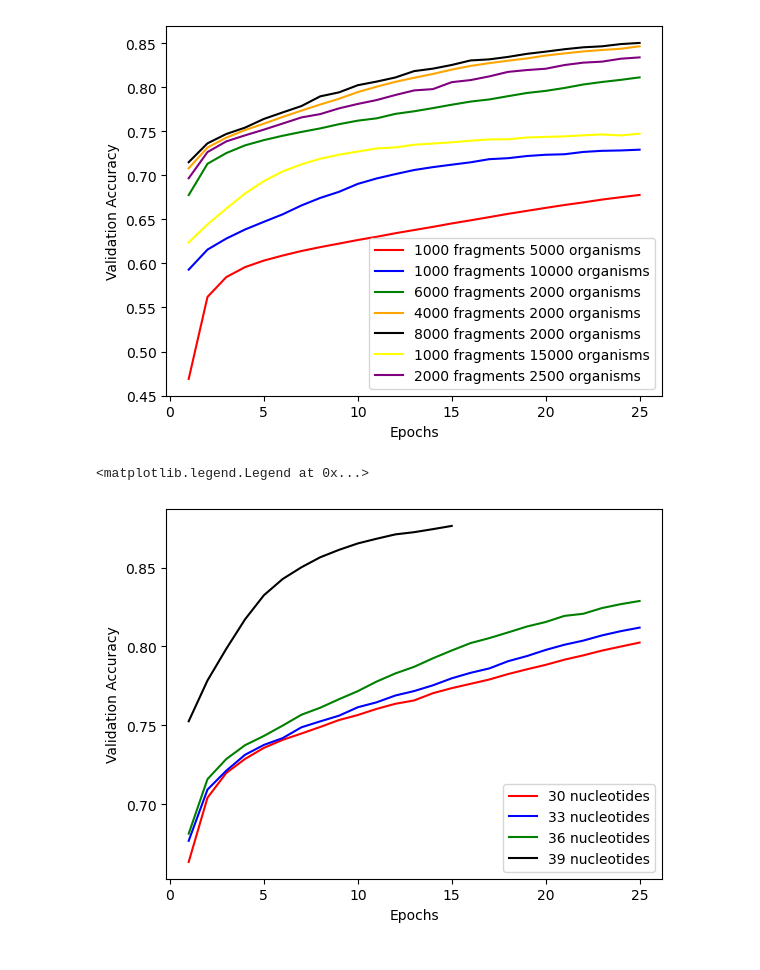
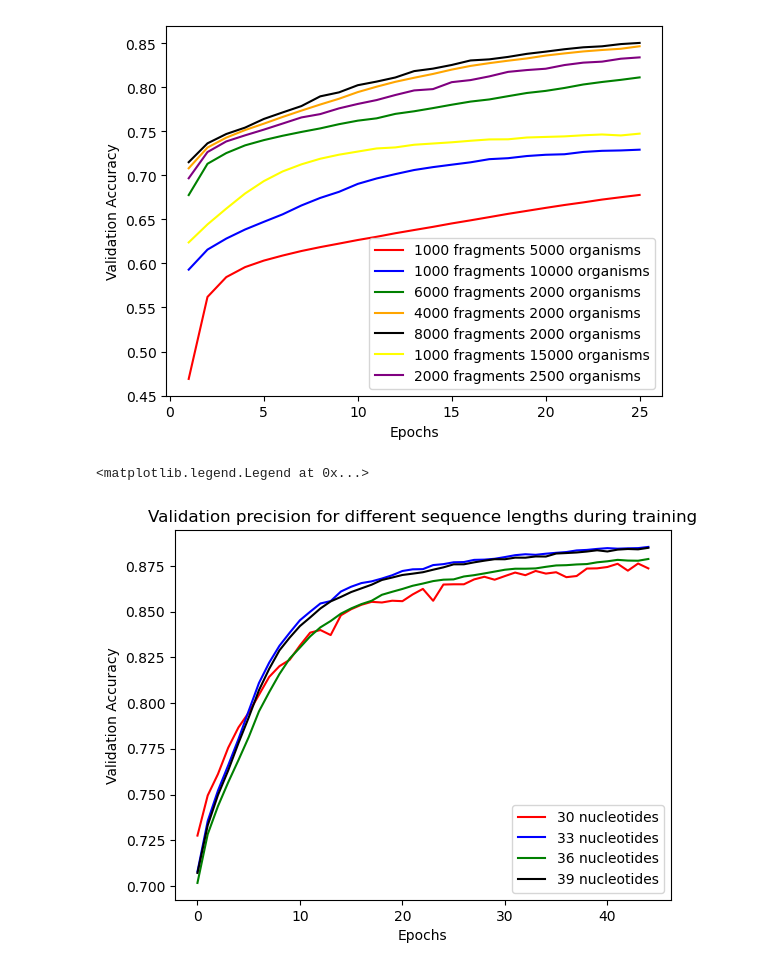
Before and after one commit to nilshof01/ORF_prediction, a Jupyter notebook: results_figures.ipynb, the cells around one changed output. Saved outputs shown, nothing was run; the diff lists cells and outputs as text; code cells hidden in the pictures.

```diff
--- a/results_figures.ipynb
+++ b/results_figures.ipynb
@@ -187,36 +187,23 @@ plt.legend()
 # %% [output]
 <matplotlib.legend.Legend at 0x...>
 [figure]
-# %%
-epochs39 = list(range(1, 16))
-nucleotides39 = [0.752641,
-0.778453,
-0.7985130000000001,
-0.8171970000000001,
-0.832418,
-0.842701,
-0.850152,
-0.856491,
- 0.8611850000000001,
-0.8652550000000001,
-0.8682209999999999,
-0.8709819999999999,
-0.8723860000000001,
-0.874307,
-0.876343]
-
-nucleotides36 = results[results["Data Input"] == "6000frags_2000orgs_36nt_true_09_099"]["Validation Accuracy"]
-nucleotides33 = results[results["Data Input"] == "6000frags_2000orgs_33nt_true_09_099"]["Validation Accuracy"]
-nucleotides30 = bs_110
+# %%
+
+nucleotides39 = [0.7071312021312021, 0.7330965700965701, 0.7496809856809856, 0.7631441891441892, 0.7780735930735933, 0.7920652680652682, 0.8069710289710291, 0.8186613386613387, 0.828766233766234, 0.835751248751249, 0.8420599400599402, 0.8467785547785549, 0.8516923076923079, 0.8555394605394607, 0.8580043290043292, 0.8606550116550118, 0.8626693306693308, 0.8646829836829838, 0.8672590742590744, 0.8685864135864138, 0.8699873459873462, 0.8706993006993009, 0.8714871794871797, 0.872867132867133, 0.8741485181485182, 0.875795204795205, 0.875822843822844, 0.876887445887446, 0.877799866799867, 0.8786027306027309, 0.8785824175824177, 0.8794565434565437, 0.8794289044289045, 0.8801082251082252, 0.8800596070596072, 0.8817009657009658, 0.8819647019647022, 0.8822783882783884, 0.882795537795538, 0.8834878454878456, 0.882824508824509, 0.883838494838495, 0.8841874791874793, 0.8839916749916753, 0.8848361638361641]
+nucleotides36 = [0.7016793206793207, 0.7282627372627373, 0.7436007326007327, 0.7566536796536797, 0.7687838827838829, 0.7813339993339995, 0.7954112554112556, 0.805939393939394, 0.8158458208458209, 0.8242987012987014, 0.8302977022977025, 0.8364299034299036, 0.8413712953712955, 0.8448281718281719, 0.8488594738594741, 0.8517052947052949, 0.8540599400599402, 0.8558947718947721, 0.8591545121545124, 0.860794871794872, 0.8623453213453215, 0.8640882450882453, 0.8652997002997005, 0.8666466866466869, 0.8674099234099235, 0.8675784215784219, 0.8691608391608393, 0.8698824508824511, 0.870833832833833, 0.871836163836164, 0.8728504828504831, 0.8734059274059276, 0.8734105894105896, 0.8735727605727608, 0.8744452214452216, 0.8751924741924744, 0.8753416583416586, 0.8757362637362639, 0.8759533799533802, 0.8768991008991012, 0.8774615384615386, 0.8782437562437565, 0.877863136863137, 0.8777728937728939, 0.8787229437229439]
+nucleotides33 = [0.7078161838161837, 0.7354875124875124, 0.7521035631035632, 0.765928071928072, 0.7802870462870464, 0.7956963036963037, 0.810901431901432, 0.8220679320679322, 0.8312707292707294, 0.8384215784215786, 0.8452387612387615, 0.8499027639027641, 0.8544129204129206, 0.8557172827172829, 0.8609380619380622, 0.8635737595737598, 0.8655574425574427, 0.8664988344988348, 0.8680409590409592, 0.869822843822844, 0.8721605061605063, 0.8730702630702633, 0.8731798201798204, 0.8753969363969365, 0.8759084249084251, 0.8769237429237432, 0.8770496170496173, 0.8782387612387613, 0.8783766233766236, 0.878838161838162, 0.879772893772894, 0.880801864801865, 0.8813153513153515, 0.8810056610056612, 0.8816120546120548, 0.8820999000999002, 0.8825214785214787, 0.8834049284049286, 0.8836856476856478, 0.8842301032301033, 0.8846603396603399, 0.8843569763569765, 0.8845504495504497, 0.8846636696636698, 0.8853183483183485]
+nucleotides30 = results[results["Data Input"] == "nodam_30nt"]["Validation Accuracy"]
 # %%
+epochs39 = list(range(0, len(nucleotides30)))
 plt.plot(epochs, nucleotides30, color='red', label='30 nucleotides')
 plt.plot(epochs, nucleotides33, color='blue', label='33 nucleotides')
 plt.plot(epochs, nucleotides36, color='green', label='36 nucleotides')
-plt.plot(epochs39, nucleotides39, color='black', label='39 nucleotides')
+plt.plot(epochs, nucleotides39, color='black', label='39 nucleotides')
 plt.xlabel('Epochs')
 plt.ylabel('Validation Accuracy')
+plt.title("Validation precision for different sequence lengths during training")
 # Adding legend
 plt.legend()
 # %% [output]
 <matplotlib.legend.Legend at 0x...>
-[figure, old version]
+[figure, new version]
```
Also changed, not shown: parts of 4 cells of this notebook, 6 other files.
